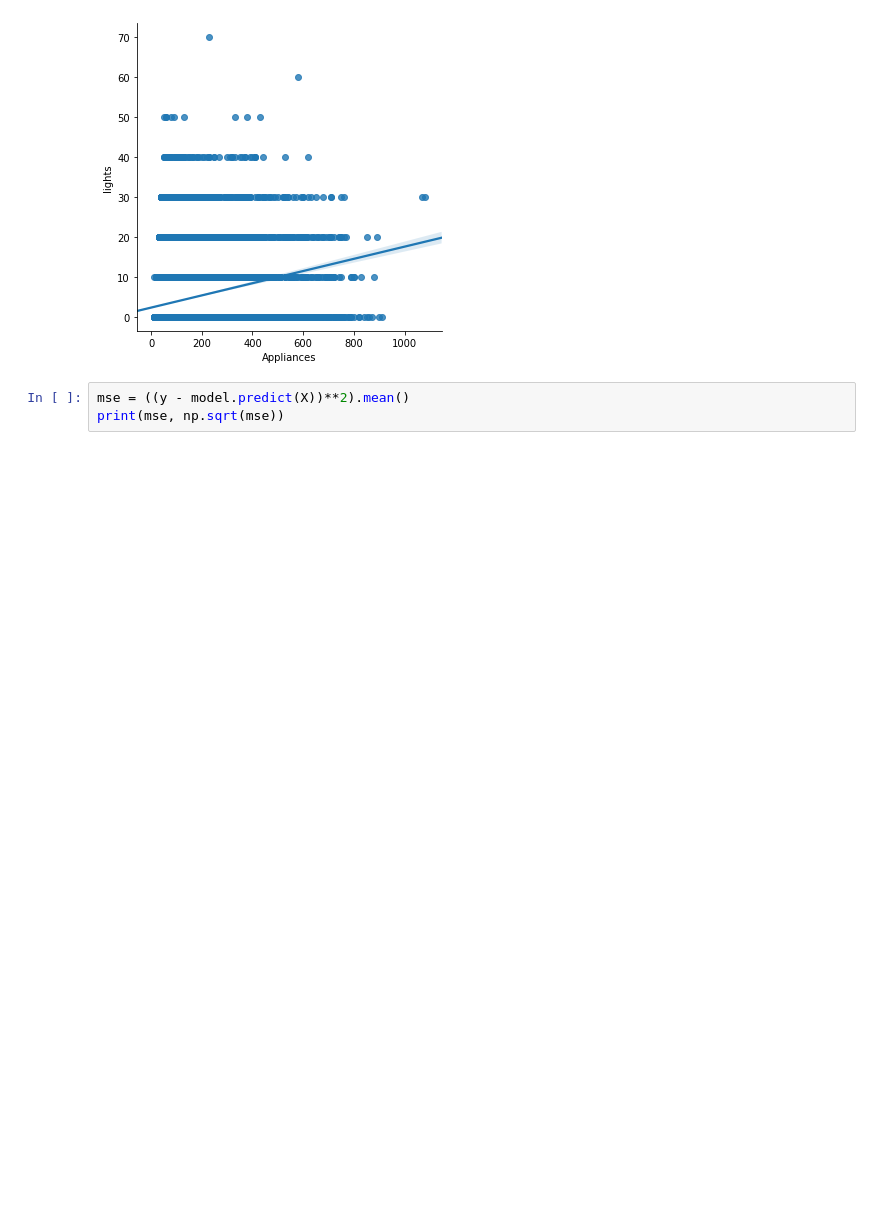
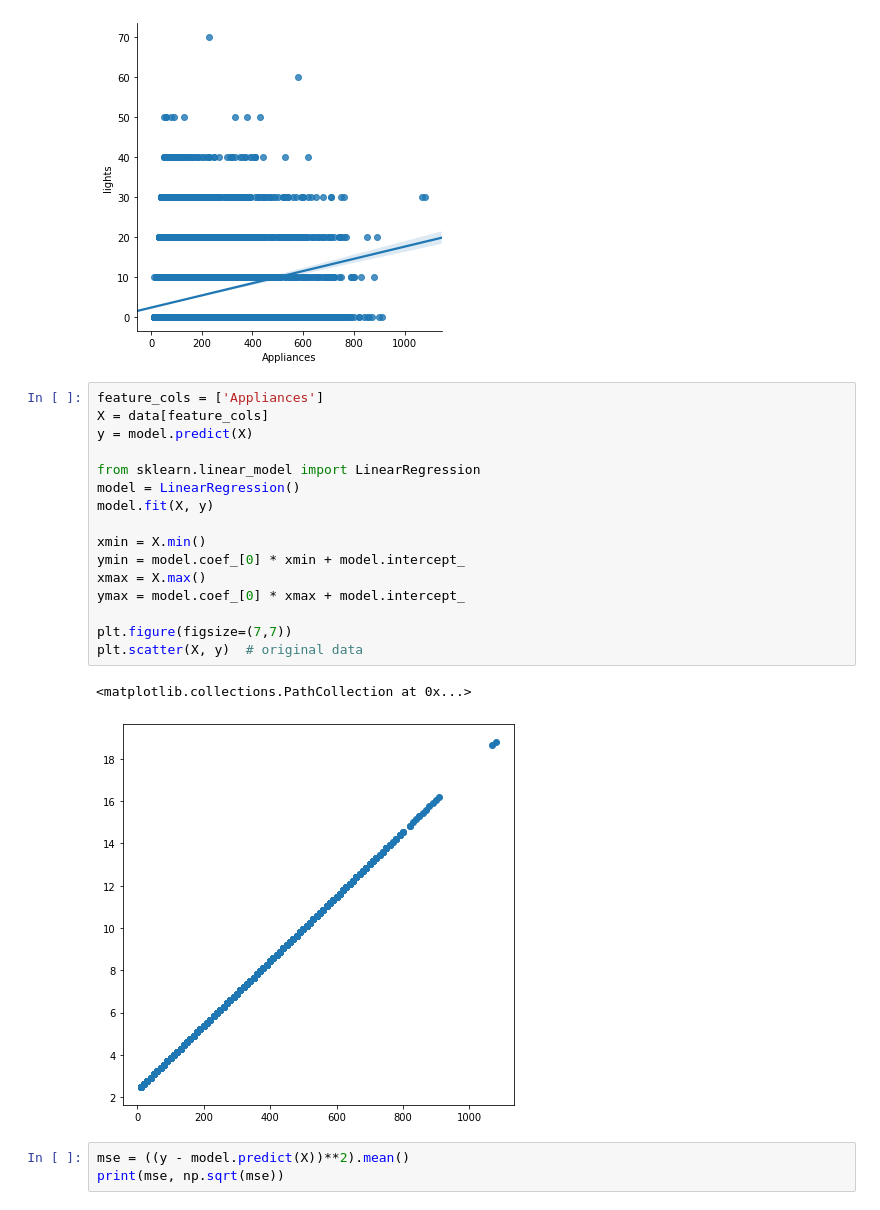
Before and after one commit to JaredK247/Appliances-energy-prediction-data, a Jupyter notebook: Portfolio2.ipynb, the cells around one changed output. Saved outputs shown, nothing was run; the diff lists cells and outputs as text; blank space fills up the shorter version.

```diff
--- a/Portfolio2.ipynb
+++ b/Portfolio2.ipynb
@@ -84,6 +90,25 @@ plt.scatter(X, y)  # original data
 p = sns.lmplot('Appliances', 'lights', data, height=5)
 # %% [output]
 [figure]
+# %%
+feature_cols = ['Appliances']
+X = data[feature_cols]
+y = model.predict(X)
+
+from sklearn.linear_model import LinearRegression
+model = LinearRegression()
+model.fit(X, y)
+
+xmin = X.min()
+ymin = model.coef_[0] * xmin + model.intercept_
+xmax = X.max()
+ymax = model.coef_[0] * xmax + model.intercept_
+
+plt.figure(figsize=(7,7))
+plt.scatter(X, y)  # original data
+# %% [output]
+<matplotlib.collections.PathCollection at 0x...>
+[figure, added]
 # %%
 mse = ((y - model.predict(X))**2).mean()
 print(mse, np.sqrt(mse))
```
Also changed, not shown: parts of 5 cells of this notebook.
